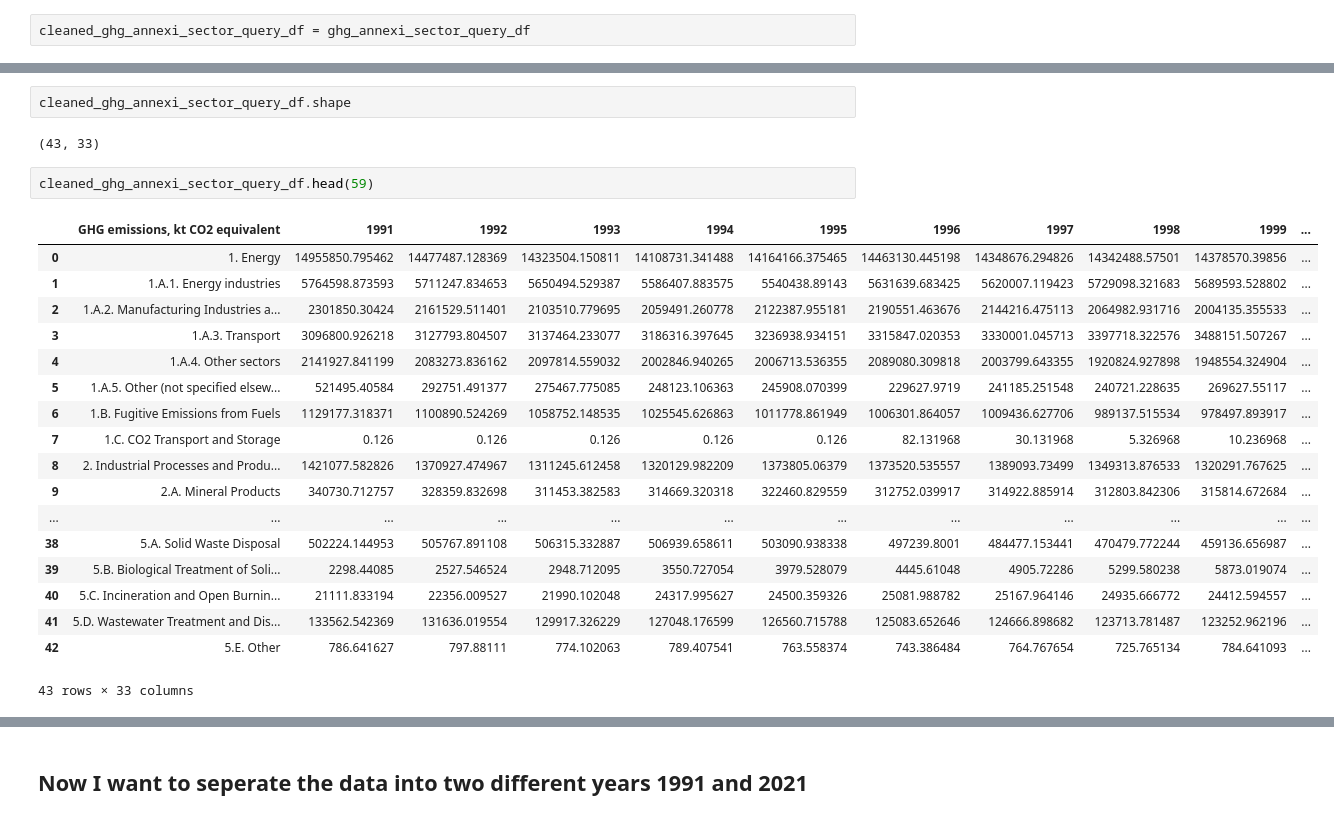
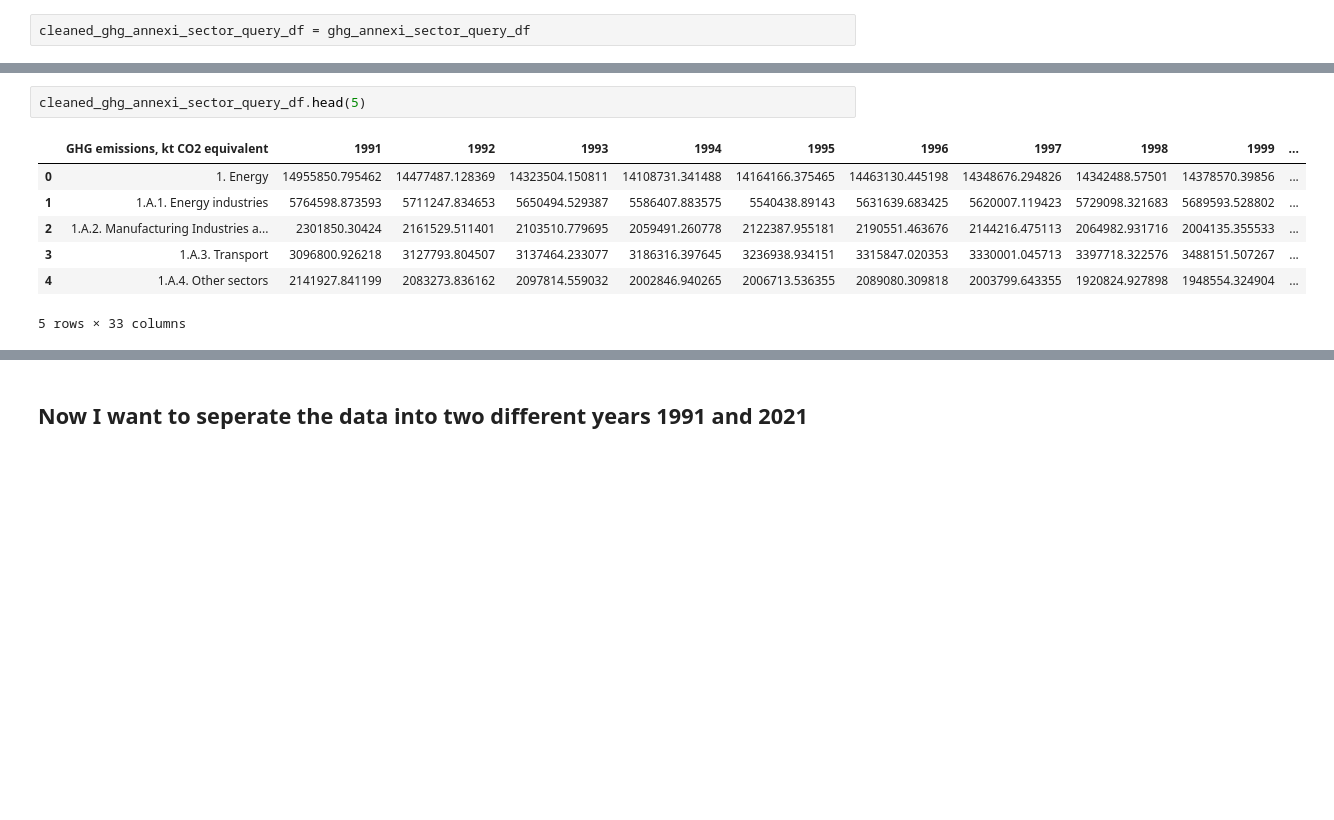
Before and after one commit to ElizabethGLiz/ClimateChangeAnalysis, a Jupyter notebook: green_house_gas_analysis.ipynb, the cells around one changed output, grey strips where cells are left out. Cells and saved outputs as stored; diff of their text form; blank space fills up the shorter version.

```diff
--- a/green_house_gas_analysis.ipynb
+++ b/green_house_gas_analysis.ipynb
@@ -221,25 +147,10 @@ memory usage: 11.2+ KB
-# %%
-cleaned_ghg_annexi_sector_query_df.shape
-# %% [output]
-(43, 33)
 # %%
-cleaned_ghg_annexi_sector_query_df.head(59)
+cleaned_ghg_annexi_sector_query_df.head(5)
 # %% [output]
 |  | GHG emissions, kt CO2 equivalent | 1991 | 1992 | 1993 | 1994 | 1995 | 1996 | 1997 | 1998 | 1999 | ... |
 | 0 | 1. Energy | 14955850.795462 | 14477487.128369 | 14323504.150811 | 14108731.341488 | 14164166.375465 | 14463130.445198 | 14348676.294826 | 14342488.57501 | 14378570.39856 | ... |
 | 1 | 1.A.1. Energy industries | 5764598.873593 | 5711247.834653 | 5650494.529387 | 5586407.883575 | 5540438.89143 | 5631639.683425 | 5620007.119423 | 5729098.321683 | 5689593.528802 | ... |
 | 2 | 1.A.2. Manufacturing Industries a... | 2301850.30424 | 2161529.511401 | 2103510.779695 | 2059491.260778 | 2122387.955181 | 2190551.463676 | 2144216.475113 | 2064982.931716 | 2004135.355533 | ... |
 | 3 | 1.A.3. Transport | 3096800.926218 | 3127793.804507 | 3137464.233077 | 3186316.397645 | 3236938.934151 | 3315847.020353 | 3330001.045713 | 3397718.322576 | 3488151.507267 | ... |
 | 4 | 1.A.4. Other sectors | 2141927.841199 | 2083273.836162 | 2097814.559032 | 2002846.940265 | 2006713.536355 | 2089080.309818 | 2003799.643355 | 1920824.927898 | 1948554.324904 | ... |
-| 5 | 1.A.5. Other (not specified elsew... | 521495.40584 | 292751.491377 | 275467.775085 | 248123.106363 | 245908.070399 | 229627.9719 | 241185.251548 | 240721.228635 | 269627.55117 | ... |
-| 6 | 1.B. Fugitive Emissions from Fuels | 1129177.318371 | 1100890.524269 | 1058752.148535 | 1025545.626863 | 1011778.861949 | 1006301.864057 | 1009436.627706 | 989137.515534 | 978497.893917 | ... |
-| 7 | 1.C. CO2 Transport and Storage | 0.126 | 0.126 | 0.126 | 0.126 | 0.126 | 82.131968 | 30.131968 | 5.326968 | 10.236968 | ... |
-| 8 | 2. Industrial Processes and Produ... | 1421077.582826 | 1370927.474967 | 1311245.612458 | 1320129.982209 | 1373805.06379 | 1373520.535557 | 1389093.73499 | 1349313.876533 | 1320291.767625 | ... |
-| 9 | 2.A. Mineral Products | 340730.712757 | 328359.832698 | 311453.382583 | 314669.320318 | 322460.829559 | 312752.039917 | 314922.885914 | 312803.842306 | 315814.672684 | ... |
-| ... | ... | ... | ... | ... | ... | ... | ... | ... | ... | ... | ... |
-| 38 | 5.A. Solid Waste Disposal | 502224.144953 | 505767.891108 | 506315.332887 | 506939.658611 | 503090.938338 | 497239.8001 | 484477.153441 | 470479.772244 | 459136.656987 | ... |
-| 39 | 5.B. Biological Treatment of Soli... | 2298.44085 | 2527.546524 | 2948.712095 | 3550.727054 | 3979.528079 | 4445.61048 | 4905.72286 | 5299.580238 | 5873.019074 | ... |
-| 40 | 5.C. Incineration and Open Burnin... | 21111.833194 | 22356.009527 | 21990.102048 | 24317.995627 | 24500.359326 | 25081.988782 | 25167.964146 | 24935.666772 | 24412.594557 | ... |
-| 41 | 5.D. Wastewater Treatment and Dis... | 133562.542369 | 131636.019554 | 129917.326229 | 127048.176599 | 126560.715788 | 125083.652646 | 124666.898682 | 123713.781487 | 123252.962196 | ... |
-| 42 | 5.E. Other | 786.641627 | 797.88111 | 774.102063 | 789.407541 | 763.558374 | 743.386484 | 764.767654 | 725.765134 | 784.641093 | ... |
-43 rows × 33 columns
+5 rows × 33 columns
```
Also changed, not shown: parts of 28 cells of this notebook, 3 other files.
